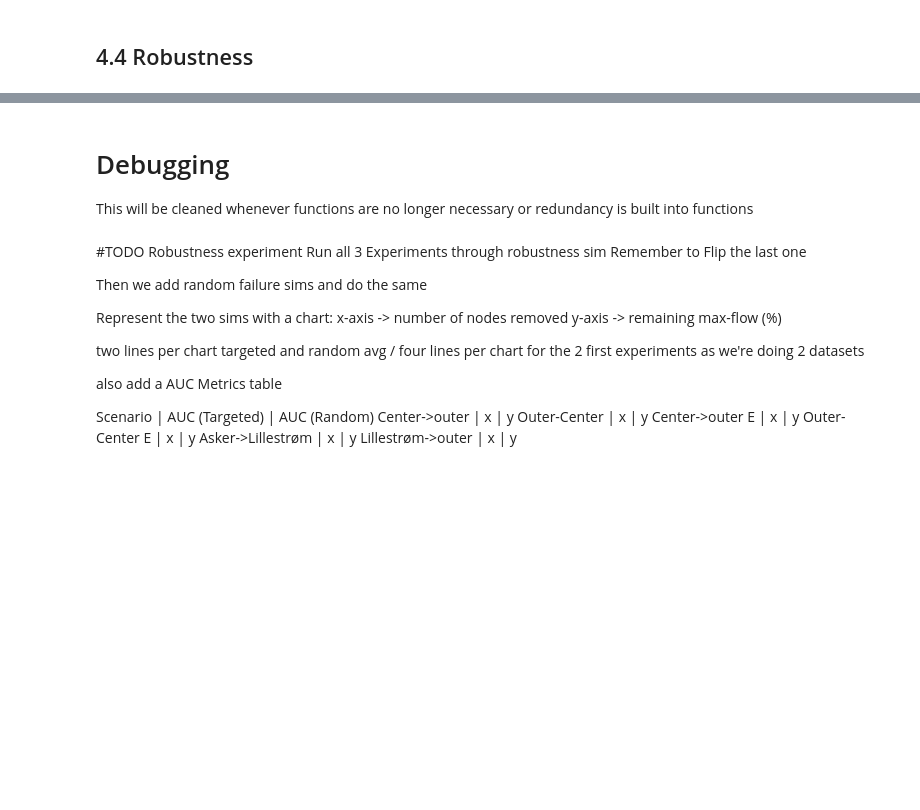
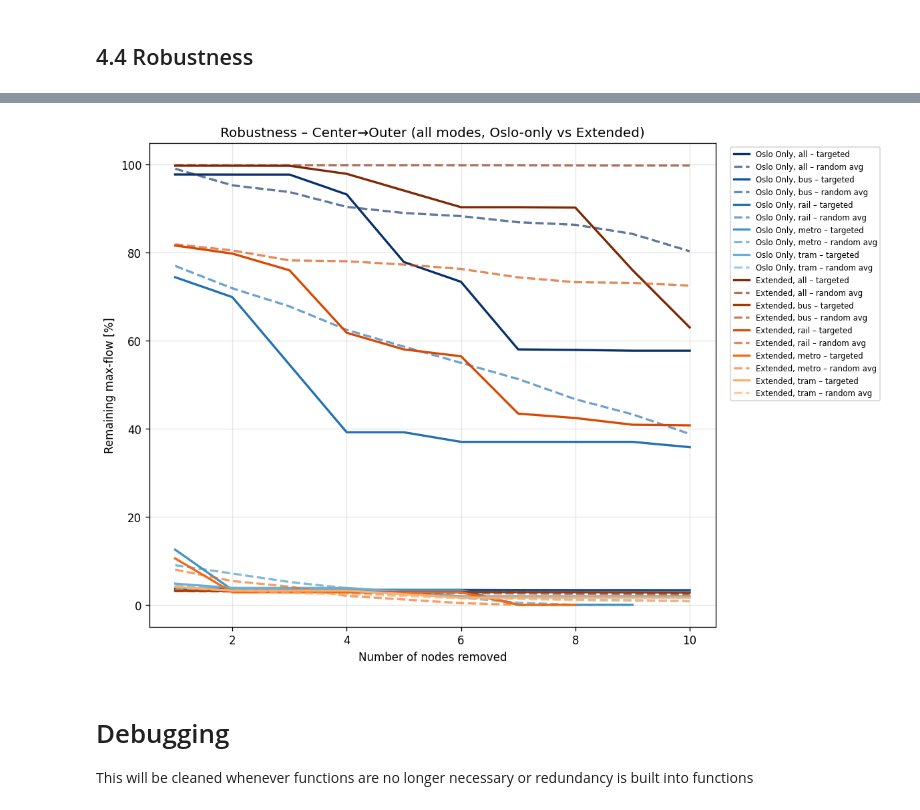
Before and after one commit to 99CCC/ACIT4620_Exam_Project_Code, a Jupyter notebook: Modeling/Carl/GlobalModelling.ipynb, the cells around one changed output, grey strips where cells are left out. Drawn from its saved outputs; the diff is of its cells as text; code cells hidden in the pictures; blank space fills up the shorter version.

```diff
--- a/Modeling/Carl/GlobalModelling.ipynb
+++ b/Modeling/Carl/GlobalModelling.ipynb
@@ -673,6 +678,5 @@ amount of dest nodes:  1867
 # %%
-origins = list(hub_nodes)
-destinations = dest_nodes  # already a list
+origins, destinations = central_outer_hubs(g_oslo)
 
 modes_to_test = {
     "all": ["bus", "rail", "metro", "tram"],
@@ -1432,26 +2480,10 @@ Cumulative removal 10 nodes (NSR:Quay:5731 latest): flow=5781450.0 (Δ=-11903086
+# %%
+plot_center_outer_allmodes(
+    title="Robustness – Center→Outer (all modes, Oslo-only vs Extended)",
+    outfile="RobustnessSim/center_outer_mode_all.png"
+)
+# %% [output]
+[figure, added]
 # %% [markdown]
 # Debugging
 This will be cleaned whenever functions are no longer necessary or redundancy is built into functions
-# %% [markdown]
-#TODO
-Robustness experiment
-Run all 3 Experiments through robustness sim
-Remember to Flip the last one
-
-Then we add random failure sims and do the same
-
-Represent the two sims with a chart:
-x-axis -> number of nodes removed
-y-axis -> remaining max-flow (%)
-
-two lines per chart targeted and random avg / four lines per chart for the 2 first experiments as we're doing 2 datasets
-
-also add a AUC Metrics table
-
-Scenario | AUC (Targeted) | AUC (Random)
-Center->outer | x | y
-Outer-Center  | x | y
-Center->outer E | x | y
-Outer-Center E | x | y
-Asker->Lillestrøm | x | y
-Lillestrøm->outer | x | y
```
Also changed, not shown: parts of 26 cells of this notebook, 29 other files.
